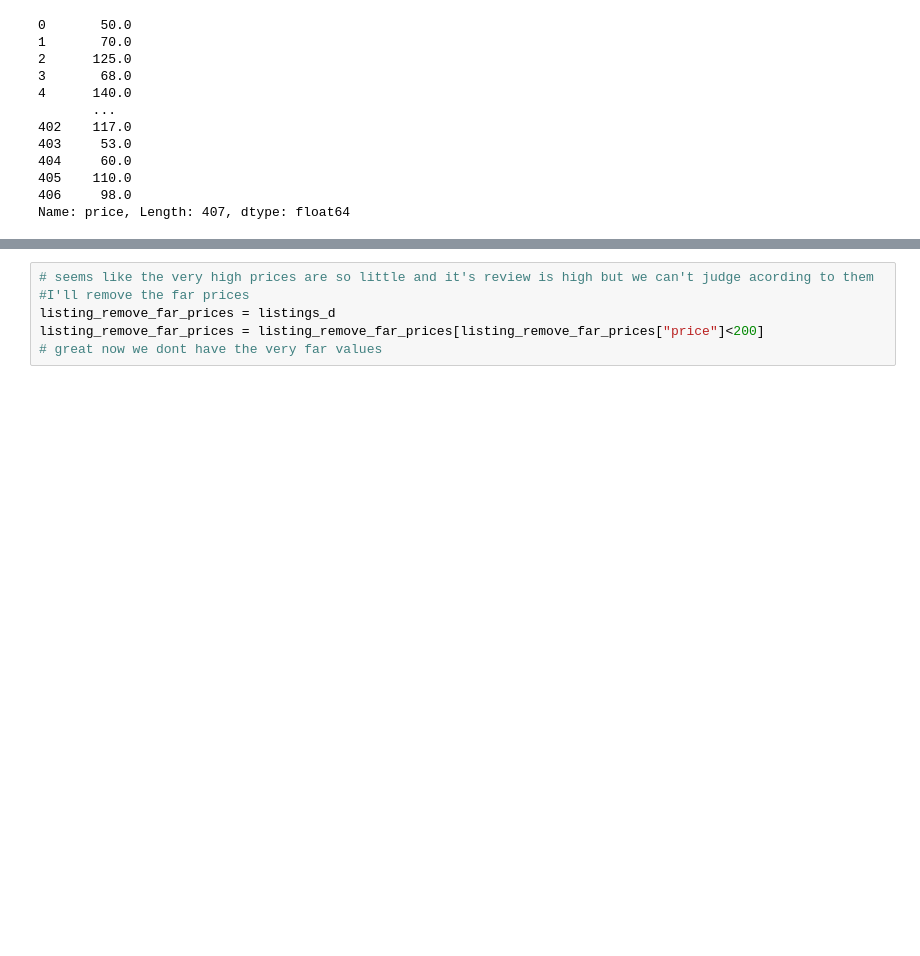
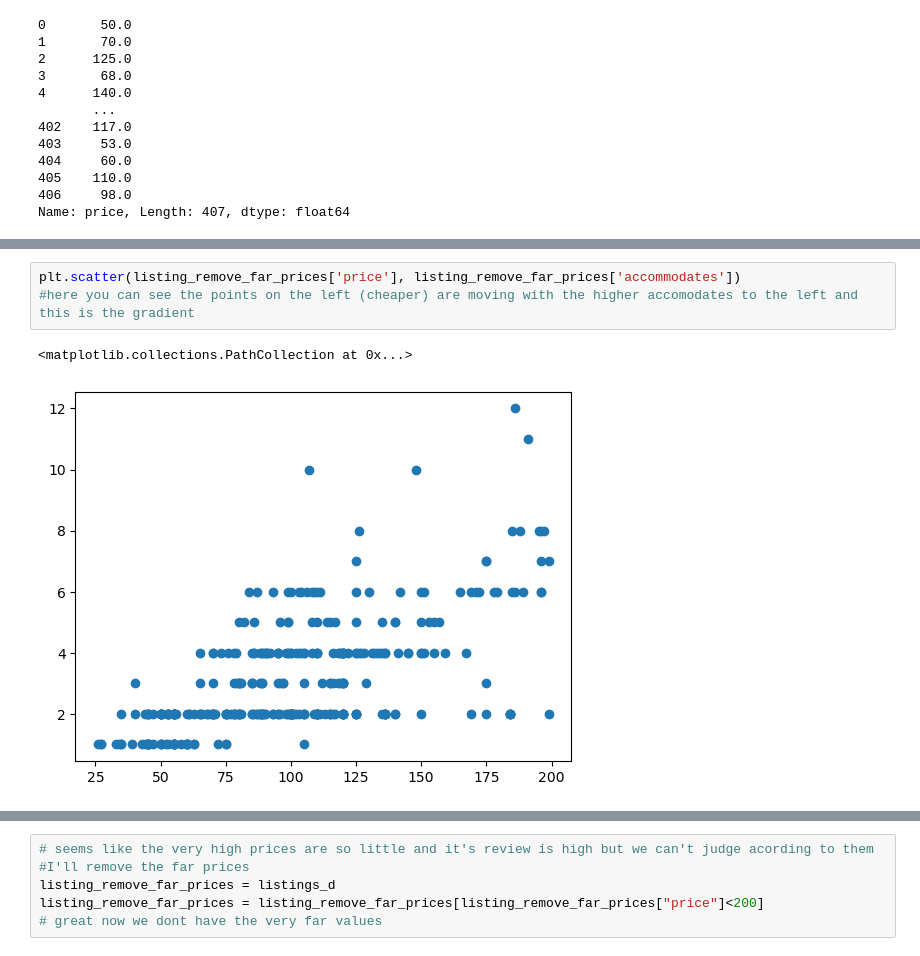
Before and after one commit to hemadamostafa/EDA-Project, a Jupyter notebook: Main File.ipynb, the cells around one changed output, grey strips where cells are left out. Saved outputs shown, nothing was run; the diff lists cells and outputs as text; blank space fills up the shorter version.

```diff
--- a/Main File.ipynb
+++ b/Main File.ipynb
@@ -203,2 +239,8 @@ Name: price, Length: 407, dtype: float64
+# %%
+plt.scatter(listing_remove_far_prices['price'], listing_remove_far_prices['accommodates'])
+#here you can see the points on the left (cheaper) are moving with the higher accomodates to the left and this is the gradient
+# %% [output]
+<matplotlib.collections.PathCollection at 0x...>
+[figure, added]
 # %%
 listings_d["price"].value_counts().plot(kind="bar")
```
Also changed, not shown: parts of 37 cells of this notebook.
